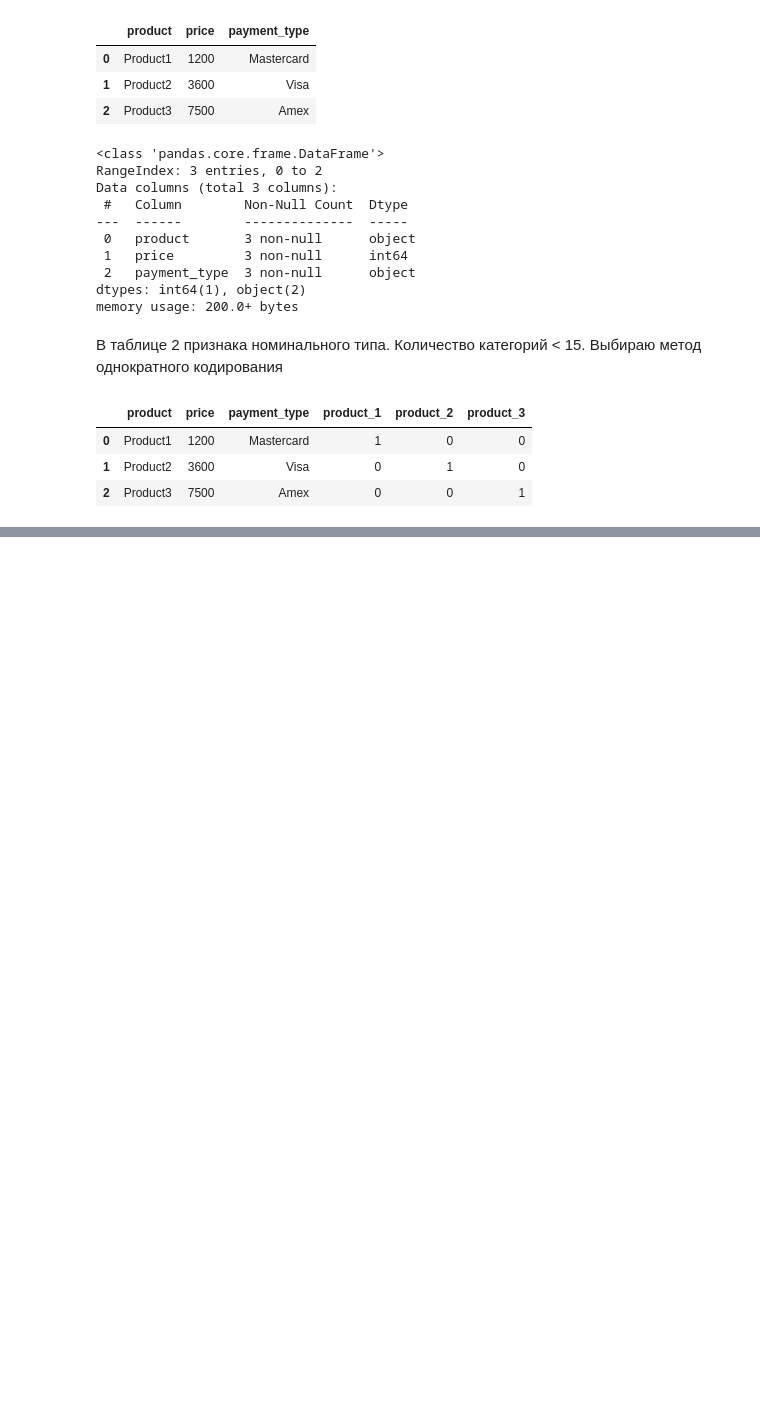
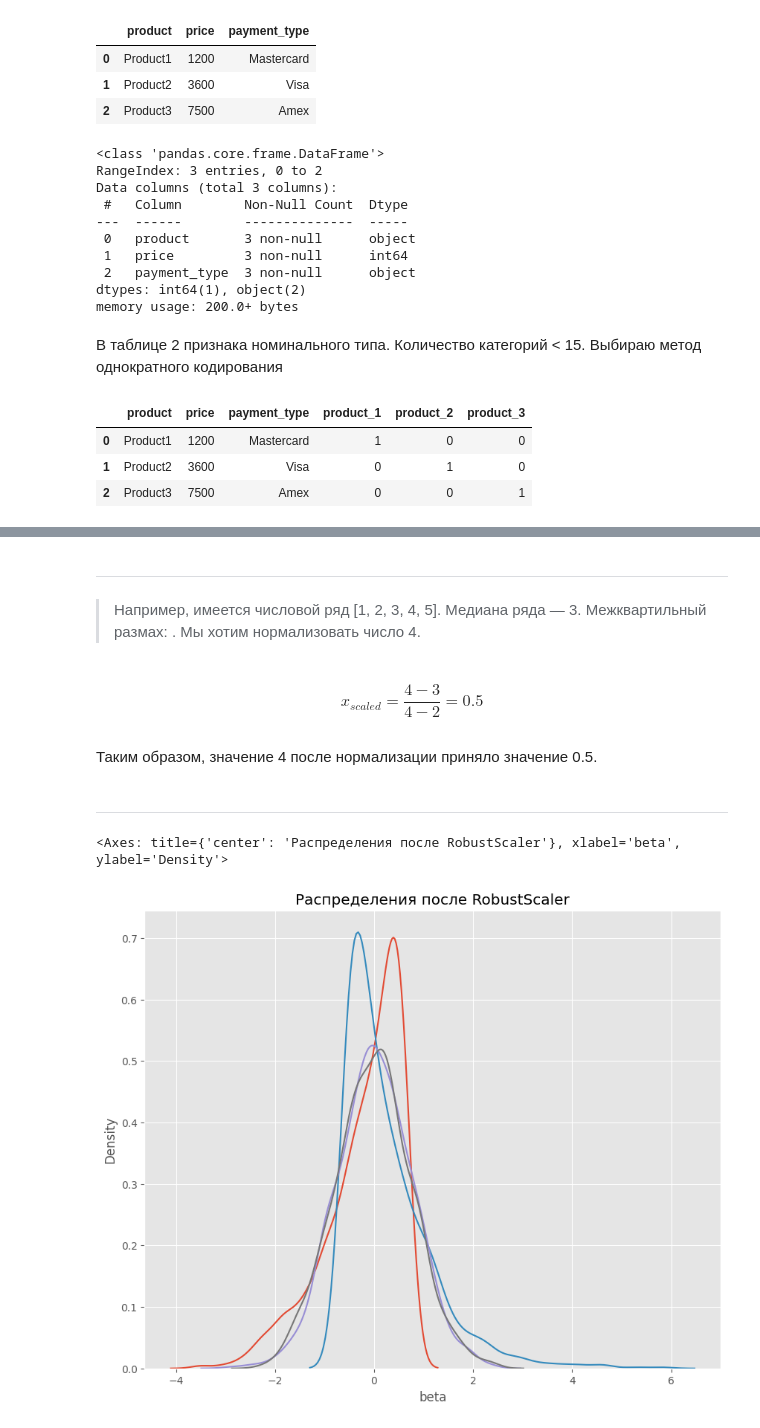
Before and after one commit to vavilove001-lab/sf_data_science, a Jupyter notebook: Notes/14_EDA/5_Кодир_преобраз_признаков.ipynb, the cells around one changed output, grey strips where cells are left out. Drawn from its saved outputs; the diff is of its cells as text; code cells hidden in the pictures; blank space fills up the shorter version.

```diff
--- a/Notes/14_EDA/5_Кодир_преобраз_признаков.ipynb
+++ b/Notes/14_EDA/5_Кодир_преобраз_признаков.ipynb
@@ -386,0 +548,30 @@ df
+# %% [markdown]
+---
+# %% [markdown]
+>Например, имеется числовой ряд [1, 2, 3, 4, 5]. Медиана ряда — 3. Межквартильный размах: . Мы хотим нормализовать число 4.
+# %% [markdown]
+$$ x_{scaled} = \frac{4-3}{4-2} = 0.5$$
+# %% [markdown]
+Таким образом, значение 4 после нормализации приняло значение 0.5.
+# %% [markdown]
+---
+# %%
+# инициализируем нормализатор RobustScaler
+r_scaler = preprocessing.RobustScaler()
+
+# кодируем исходный датасет
+df_r = r_scaler.fit_transform(df)
+
+# Преобразуем промежуточный датасет в полноценный датафрейм для визуализации
+df_r = pd.DataFrame(df_r, columns=col_names)
+
+fig, (ax1) = plt.subplots(ncols=1, figsize=(10, 8))
+ax1.set_title('Распределения после RobustScaler')
+
+sns.kdeplot(df_r['beta'], ax=ax1)
+sns.kdeplot(df_r['exponential'], ax=ax1)
+sns.kdeplot(df_r['normal_p'], ax=ax1)
+sns.kdeplot(df_r['normal_l'], ax=ax1)
+# %% [output]
+<Axes: title={'center': 'Распределения после RobustScaler'}, xlabel='beta', ylabel='Density'>
+[figure, added]
```
Also changed, not shown: parts of 105 cells of this notebook.
